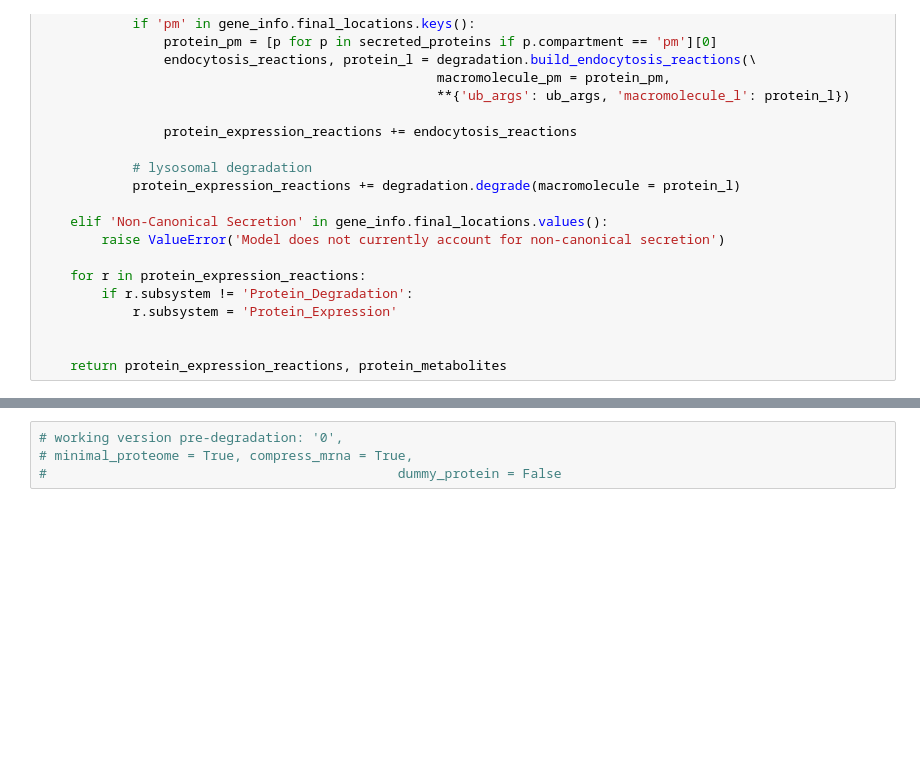
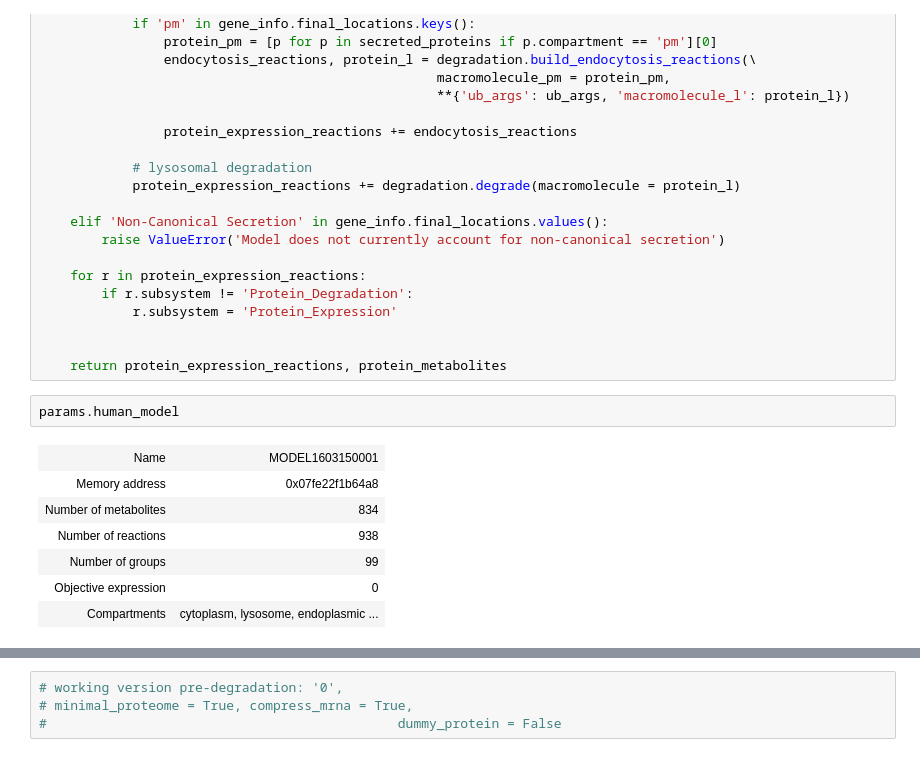
Before and after one commit to hmbaghdassarian/human_me, a Jupyter notebook: notebooks/expression/protein_expression/build_protein_expression_reactions.ipynb, the cells around one changed output, grey strips where cells are left out. Saved outputs shown, nothing was run; the diff lists cells and outputs as text; blank space fills up the shorter version.

```diff
--- a/notebooks/expression/protein_expression/build_protein_expression_reactions.ipynb
+++ b/notebooks/expression/protein_expression/build_protein_expression_reactions.ipynb
@@ -655,3 +653,13 @@ def get_protein_expression_reactions(gene_info, mrna_transcript_c, mrna_deg_prox
 
 
     return protein_expression_reactions, protein_metabolites
+# %%
+params.human_model
+# %% [output]
+| Name | MODEL1603150001 |
+| Memory address | 0x07fe22f1b64a8 |
+| Number of metabolites | 834 |
+| Number of reactions | 938 |
+| Number of groups | 99 |
+| Objective expression | 0 |
+| Compartments | cytoplasm, lysosome, endoplasmic ... |
```
Also changed, not shown: parts of 3 cells of this notebook, 18 other files.
